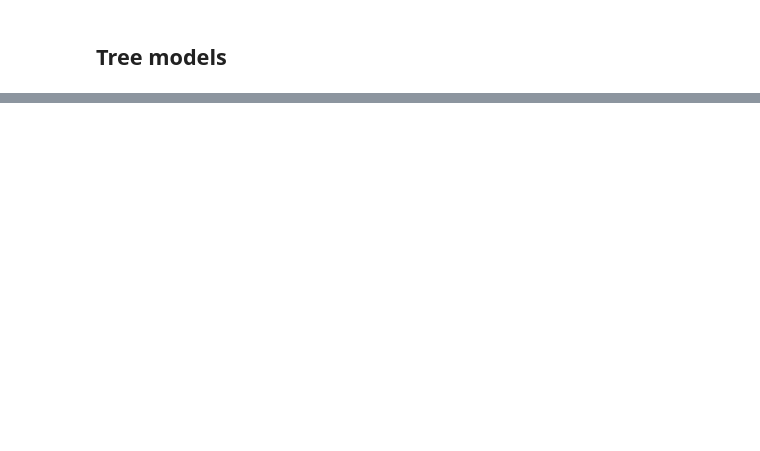
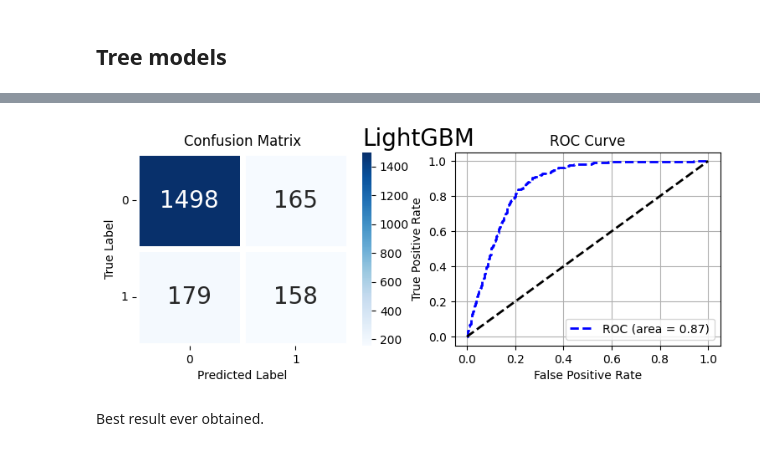
Before and after one commit to heimmer/profile, a Jupyter notebook: Loan_default_detect.ipynb, the cells around one changed output, grey strips where cells are left out. Drawn from its saved outputs; the diff is of its cells as text; code cells hidden in the pictures; blank space fills up the shorter version.

```diff
--- a/Loan_default_detect.ipynb
+++ b/Loan_default_detect.ipynb
@@ -1335,0 +1589,9 @@ test_public2 = pd.read_csv('./loan default detection/test_public.csv')
+# %%
+# # drop missing value rows
+# train_public = train_public.dropna()
+
+# fill in missing value with median
+missing_value_cols = ['pub_dero_bankrup', 'f0', 'f1', 'f2', 'f3', 'f4']
+for col in missing_value_cols:
+    train_public2[col] = train_public2[col].fillna(train_public2[col].median())
+    test_public2[col] = train_public2[col].fillna(train_public2[col].median())
@@ -1335,0 +1729,11 @@ test_public2 = pd.read_csv('./loan default detection/test_public.csv')
+# %%
+import lightgbm as lgb
+from sklearn.model_selection import cross_val_score
+from sklearn.metrics import roc_auc_score
+LGB = lgb.LGBMClassifier(random_state = 2022, n_jobs = -1)
+LGB.fit(X_train, y_train)
+y_pred = LGB.predict_proba(X_test)[:,1]
+test_auc = roc_auc_score(y_test, y_pred)
+train_auc = cross_val_score(LGB, X_train, y_train, cv = 5, scoring = 'roc_auc').mean()
+print('Train AUC :',round(train_auc,4))
+print('Test AUC :',round(test_auc,4))
@@ -1335,0 +1830,34 @@ test_public2 = pd.read_csv('./loan default detection/test_public.csv')
+# %%
+# Confusion Matrix & ROC curve
+plt.figure(figsize=(9,3))
+plt.suptitle('LightGBM', fontsize = 20)
+
+from sklearn.metrics import confusion_matrix
+plt.subplot(1,2,1)
+
+y_pred = grid_search.predict(X_test)
+# y_pred = LGB.predict(X_test)
+confusion_matrix_model = confusion_matrix(y_test, y_pred)
+sns.heatmap(confusion_matrix_model, fmt='d', annot = True, annot_kws={'size':20}, cmap = plt.cm.Blues, linewidths = 5)
+plt.title('Confusion Matrix')
+plt.ylabel('True Label')
+plt.xlabel('Predicted Label')
+plt.yticks(rotation = 0)
+
+
+from sklearn.metrics import roc_curve, auc
+plt.subplot(1,2,2)
+y_pred = grid_search.predict_proba(X_test)[:,1]
+# y_pred = LGB.predict_proba(X_test)[:,1]
+fpr, tpr, thresholds = roc_curve(y_test, y_pred)
+AUC = auc(fpr, tpr)
+plt.plot(fpr, tpr, 'b--', label='ROC (area = {0:.2f})'.format(AUC), lw = 2)
+plt.plot([0,1],[0,1],'k--',lw = 2)
+plt.xlim([-0.05, 1.05])
+plt.ylim([-0.05, 1.05])
+plt.xlabel('False Positive Rate')
+plt.ylabel('True Positive Rate')
+plt.title('ROC Curve')
+plt.legend(loc = "lower right")
+plt.grid()
+# %% [output]
@@ -1335,0 +1868,3 @@ test_public2 = pd.read_csv('./loan default detection/test_public.csv')
+[figure, added]
+# %% [markdown]
+Best result ever obtained.
```
Also changed, not shown: parts of 39 cells of this notebook.
